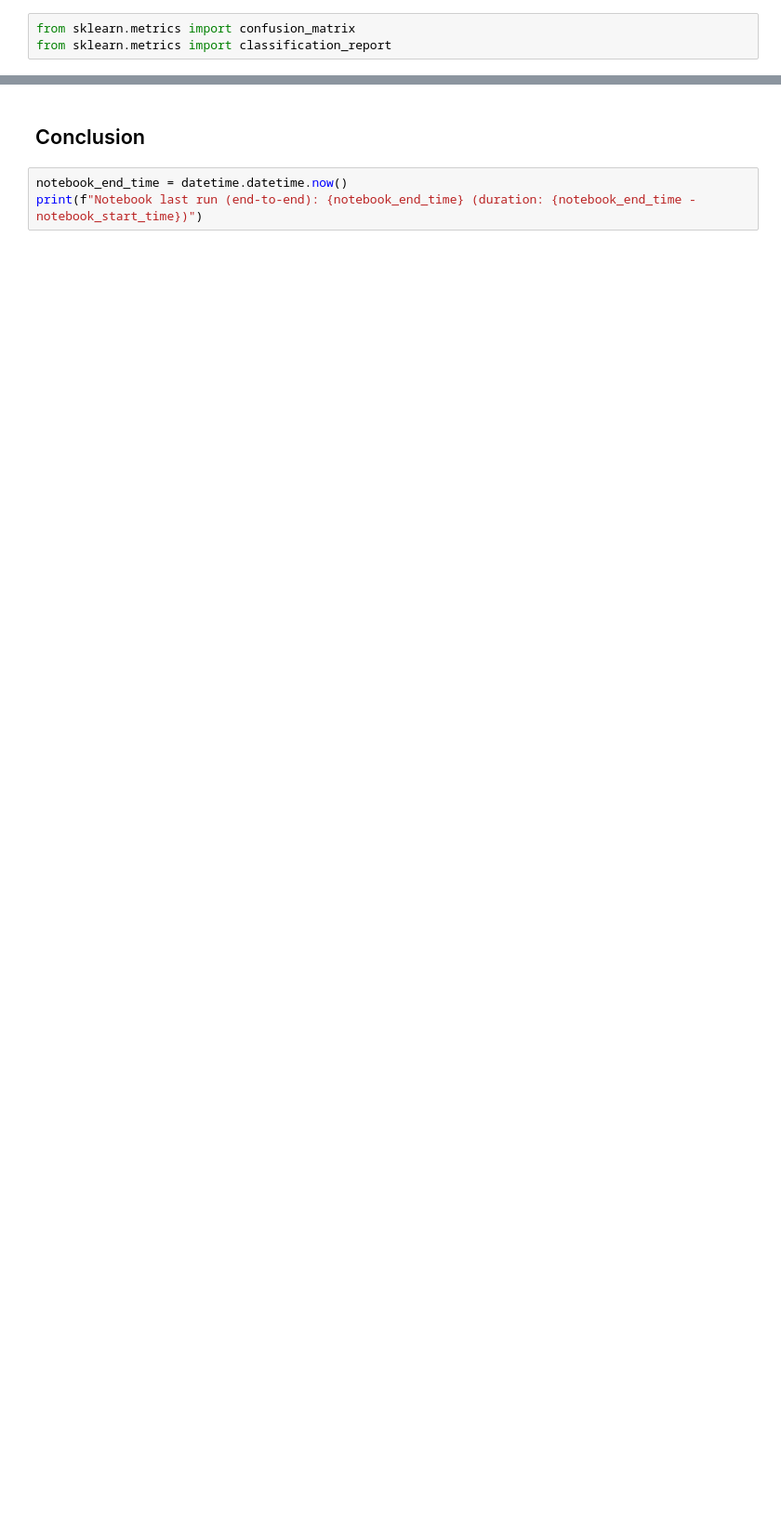
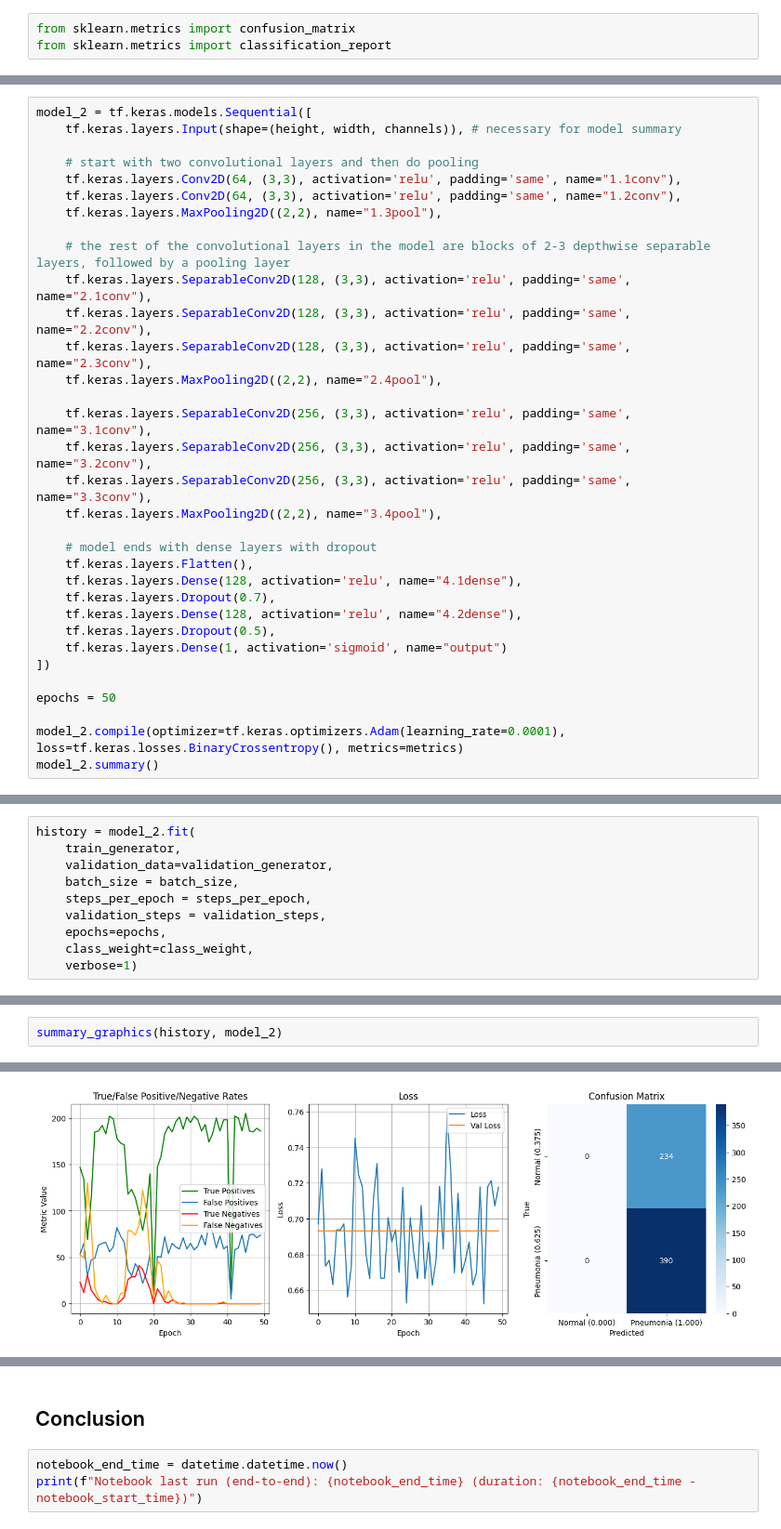
Before and after one commit to samlowe106/ConvolutedPneumoniaDetection, a Jupyter notebook: ConvolutedPneumoniaDetection.ipynb, the cells around one changed output, grey strips where cells are left out. Shown at 93% size. Drawn from its saved outputs; the diff is of its cells as text; blank space fills up the shorter version.

```diff
--- a/ConvolutedPneumoniaDetection.ipynb
+++ b/ConvolutedPneumoniaDetection.ipynb
@@ -487,0 +273,33 @@ Our precision and recall for the pneumonia category is great, but the normal cat
+# %%
+model_2 = tf.keras.models.Sequential([
+    tf.keras.layers.Input(shape=(height, width, channels)), # necessary for model summary
+
+    # start with two convolutional layers and then do pooling
+    tf.keras.layers.Conv2D(64, (3,3), activation='relu', padding='same', name="1.1conv"),
+    tf.keras.layers.Conv2D(64, (3,3), activation='relu', padding='same', name="1.2conv"),
+    tf.keras.layers.MaxPooling2D((2,2), name="1.3pool"),
+
+    # the rest of the convolutional layers in the model are blocks of 2-3 depthwise separable layers, followed by a pooling layer
+    tf.keras.layers.SeparableConv2D(128, (3,3), activation='relu', padding='same', name="2.1conv"),
+    tf.keras.layers.SeparableConv2D(128, (3,3), activation='relu', padding='same', name="2.2conv"),
+    tf.keras.layers.SeparableConv2D(128, (3,3), activation='relu', padding='same', name="2.3conv"),
+    tf.keras.layers.MaxPooling2D((2,2), name="2.4pool"),
+
+    tf.keras.layers.SeparableConv2D(256, (3,3), activation='relu', padding='same', name="3.1conv"),
+    tf.keras.layers.SeparableConv2D(256, (3,3), activation='relu', padding='same', name="3.2conv"),
+    tf.keras.layers.SeparableConv2D(256, (3,3), activation='relu', padding='same', name="3.3conv"),
+    tf.keras.layers.MaxPooling2D((2,2), name="3.4pool"),
+
+    # model ends with dense layers with dropout
+    tf.keras.layers.Flatten(),
+    tf.keras.layers.Dense(128, activation='relu', name="4.1dense"),
+    tf.keras.layers.Dropout(0.7),
+    tf.keras.layers.Dense(128, activation='relu', name="4.2dense"),
+    tf.keras.layers.Dropout(0.5),
+    tf.keras.layers.Dense(1, activation='sigmoid', name="output")
+])
+
+epochs = 50
+
+model_2.compile(optimizer=tf.keras.optimizers.Adam(learning_rate=0.0001), loss=tf.keras.losses.BinaryCrossentropy(), metrics=metrics)
+model_2.summary()
@@ -487,0 +328,10 @@ Our precision and recall for the pneumonia category is great, but the normal cat
+# %%
+history = model_2.fit(
+    train_generator,
+    validation_data=validation_generator,
+    batch_size = batch_size,
+    steps_per_epoch = steps_per_epoch,
+    validation_steps = validation_steps,
+    epochs=epochs,
+    class_weight=class_weight,
+    verbose=1)
@@ -487,0 +373,3 @@ Our precision and recall for the pneumonia category is great, but the normal cat
+# %%
+summary_graphics(history, model_2)
+# %% [output]
@@ -487,0 +377 @@ Our precision and recall for the pneumonia category is great, but the normal cat
+[figure, added]
```
Also changed, not shown: parts of 44 cells of this notebook.
